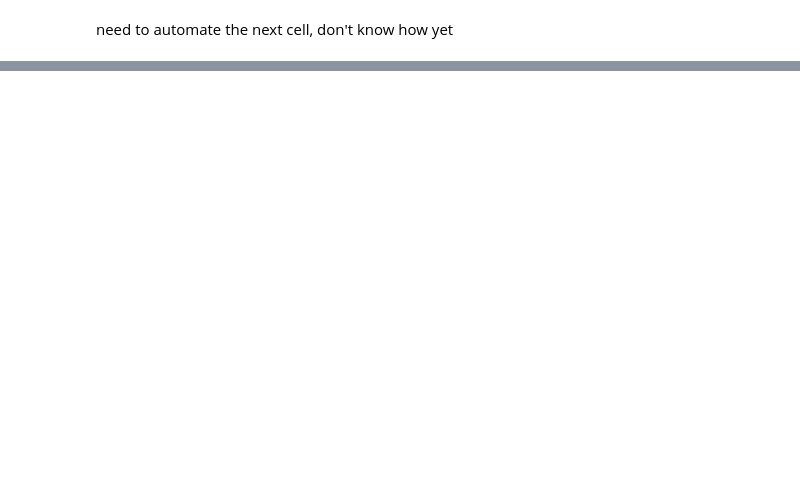
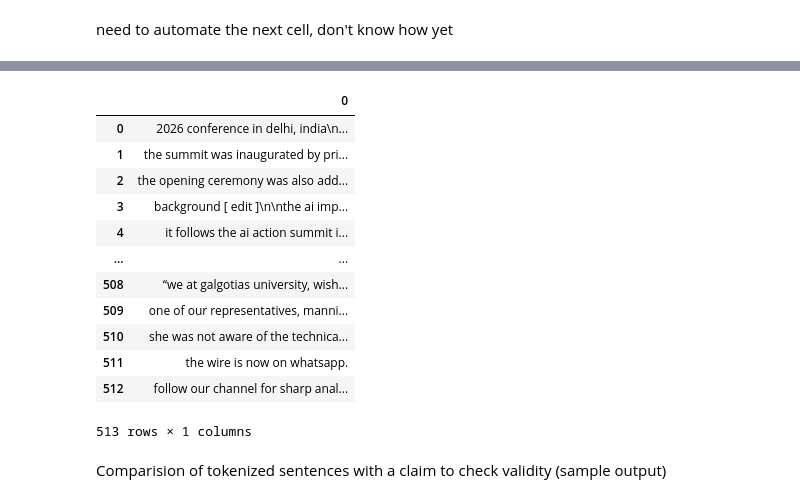
Before and after one commit to thebipolarbabu/telegram_bot_project, a Jupyter notebook: datacollection.ipynb, the cells around one changed output, grey strips where cells are left out. Saved outputs shown, nothing was run; the diff lists cells and outputs as text; code cells hidden in the pictures; blank space fills up the shorter version.

```diff
--- a/datacollection.ipynb
+++ b/datacollection.ipynb
@@ -106,0 +148,22 @@ pre-processing
+# %%
+import spacy
+nlp = spacy.load("en_core_web_sm")
+doc = nlp(all_text)
+sentences = pd.DataFrame([sent.text for sent in doc.sents])
+sentences
+# %% [output]
+|  | 0 |
+| 0 | 2026 conference in delhi, india\n... |
+| 1 | the summit was inaugurated by pri... |
+| 2 | the opening ceremony was also add... |
+| 3 | background [ edit ]\n\nthe ai imp... |
+| 4 | it follows the ai action summit i... |
+| ... | ... |
+| 508 | “we at galgotias university, wish... |
+| 509 | one of our representatives, manni... |
+| 510 | she was not aware of the technica... |
+| 511 | the wire is now on whatsapp. |
+| 512 | follow our channel for sharp anal... |
+513 rows × 1 columns
+# %% [markdown]
+Comparision of tokenized sentences with a claim to check validity (sample output)
```
Also changed, not shown: parts of 12 cells of this notebook.
